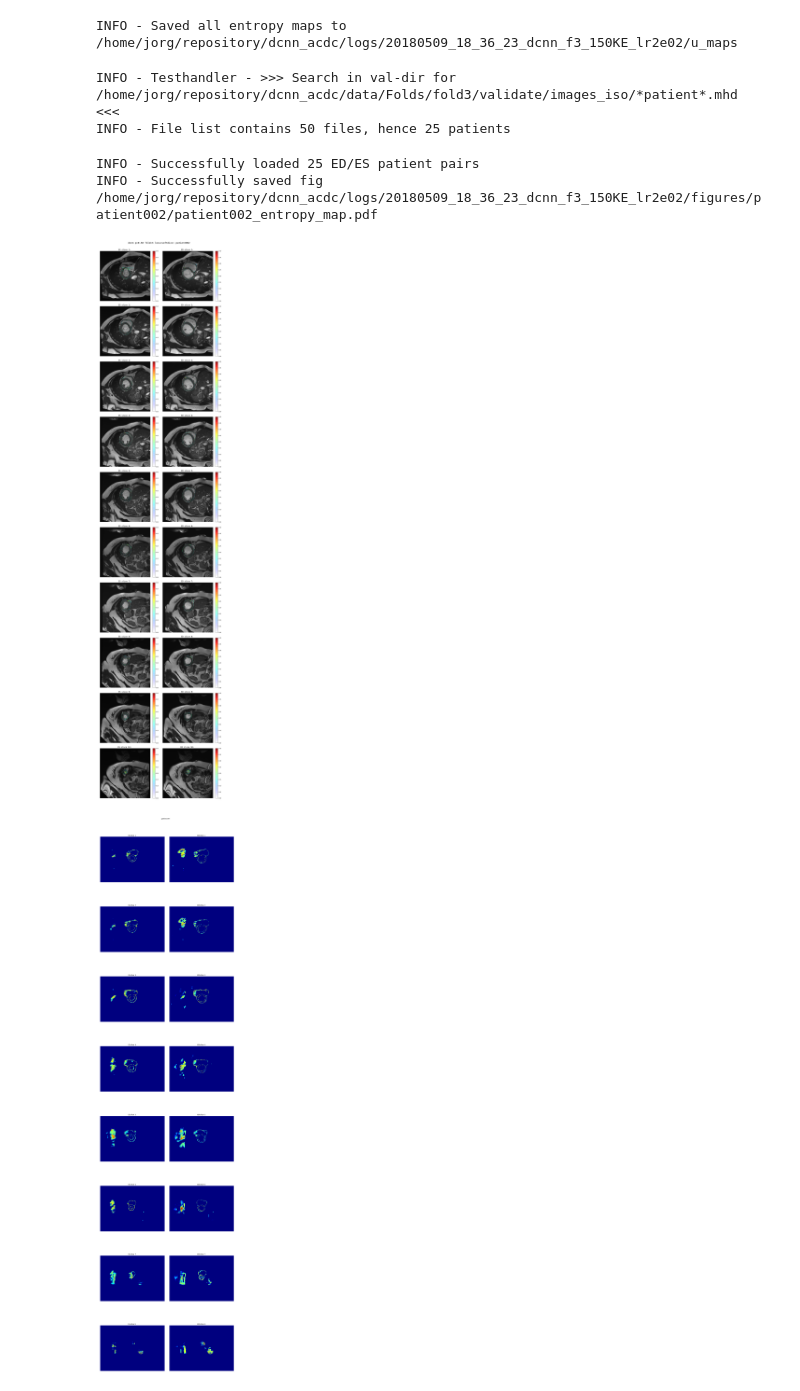
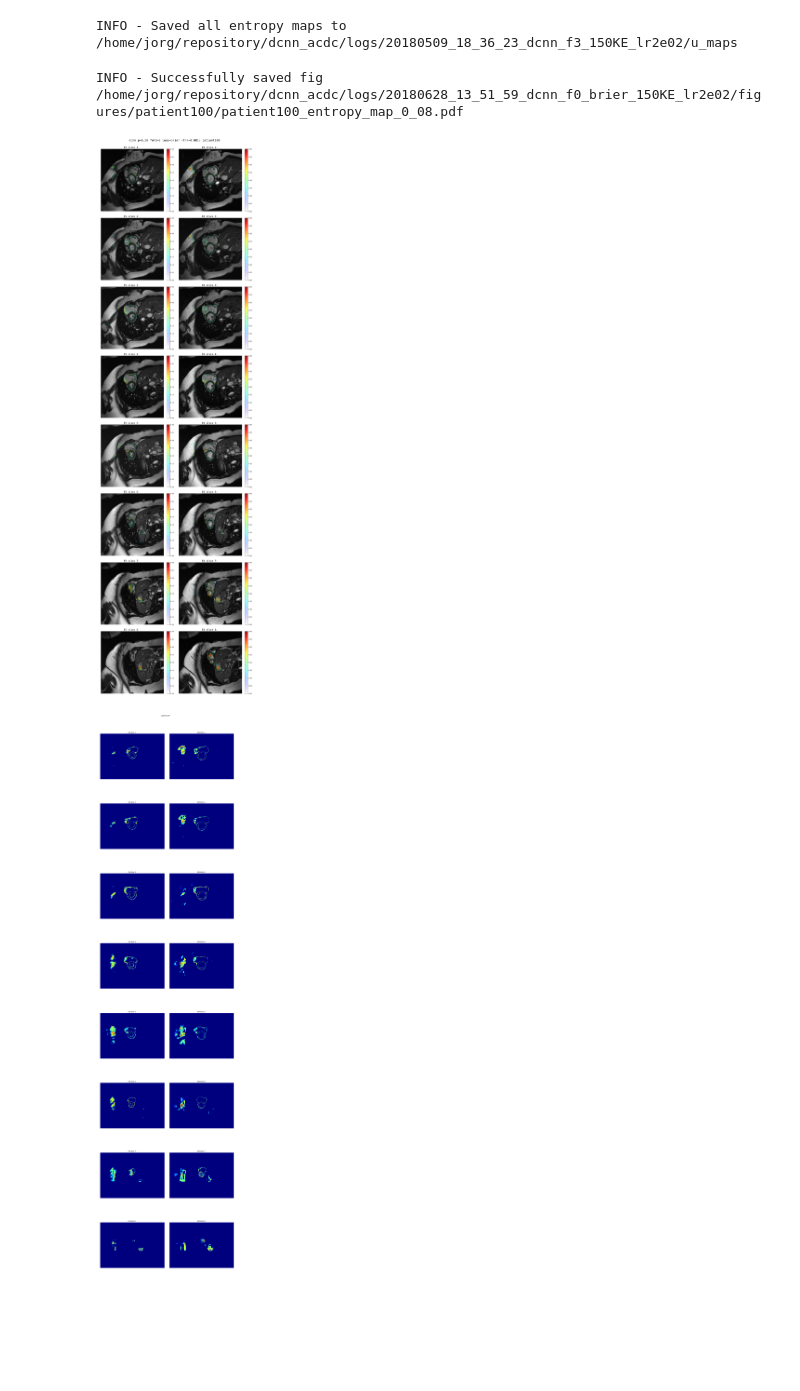
Before and after one commit to toologicbv/dcnn_acdc, a Jupyter notebook: notebooks/test_entropy_maps.ipynb, the cells around one changed output. Saved outputs shown, nothing was run; the diff lists cells and outputs as text; code cells hidden in the pictures; blank space fills up the shorter version.

```diff
--- a/notebooks/test_entropy_maps.ipynb
+++ b/notebooks/test_entropy_maps.ipynb
@@ -66,7 +66,7 @@ np.random.seed(SEED)
 
 # IMPORTANT - THE FOLD WE'RE USING FOR TESTING. NOTE: Training and testing fold should be the same
 # we raise an error in the test_ensemble method if this is not the case!
-TEST_FOLD = 1
+TEST_FOLD = 3
 
 # baseline:
 exp_base = {3: "20180509_18_36_23_dcnn_f3_150KE_lr2e02",
@@ -251,17 +254,14 @@ INFO - Saved all entropy maps to /home/jorg/repository/dcnn_acdc/logs/20180509_1
 # %%
 exper_hdl_base.get_entropy_maps()
 # %%
-exper_handler = exper_hdl_base  # exper_hdl_base  exper_hdl_mc01_brier  exper_hdl_base_brier
-patient_id = "patient002"
+exper_handler = exper_hdl_base_brier  # exper_hdl_base  exper_hdl_mc01_brier  exper_hdl_base_brier
+patient_id = "patient100"
 # "patient100"
 
-plot_entropy_map_for_patient(exper_handler, patient_id, do_save=True)
+plot_entropy_map_for_patient(exper_handler, patient_id, do_save=True, threshold=0.08)
 # %% [output]
-INFO - Testhandler - >>> Search in val-dir for /home/jorg/repository/dcnn_acdc/data/Folds/fold3/validate/images_iso/*patient*.mhd <<<
-INFO - File list contains 50 files, hence 25 patients
+INFO - Successfully saved fig /home/jorg/repository/dcnn_acdc/logs/20180628_13_51_59_dcnn_f0_brier_150KE_lr2e02/figures/patient100/patient100_entropy_map_0_08.pdf
-INFO - Successfully loaded 25 ED/ES patient pairs
-INFO - Successfully saved fig /home/jorg/repository/dcnn_acdc/logs/20180509_18_36_23_dcnn_f3_150KE_lr2e02/figures/patient002/patient002_entropy_map.pdf
-[figure, old version]
+[figure, new version]
 # %%
 exper_handler = exper_hdl_base
 
```
Also changed, not shown: parts of 6 cells of this notebook, 10 other files.
